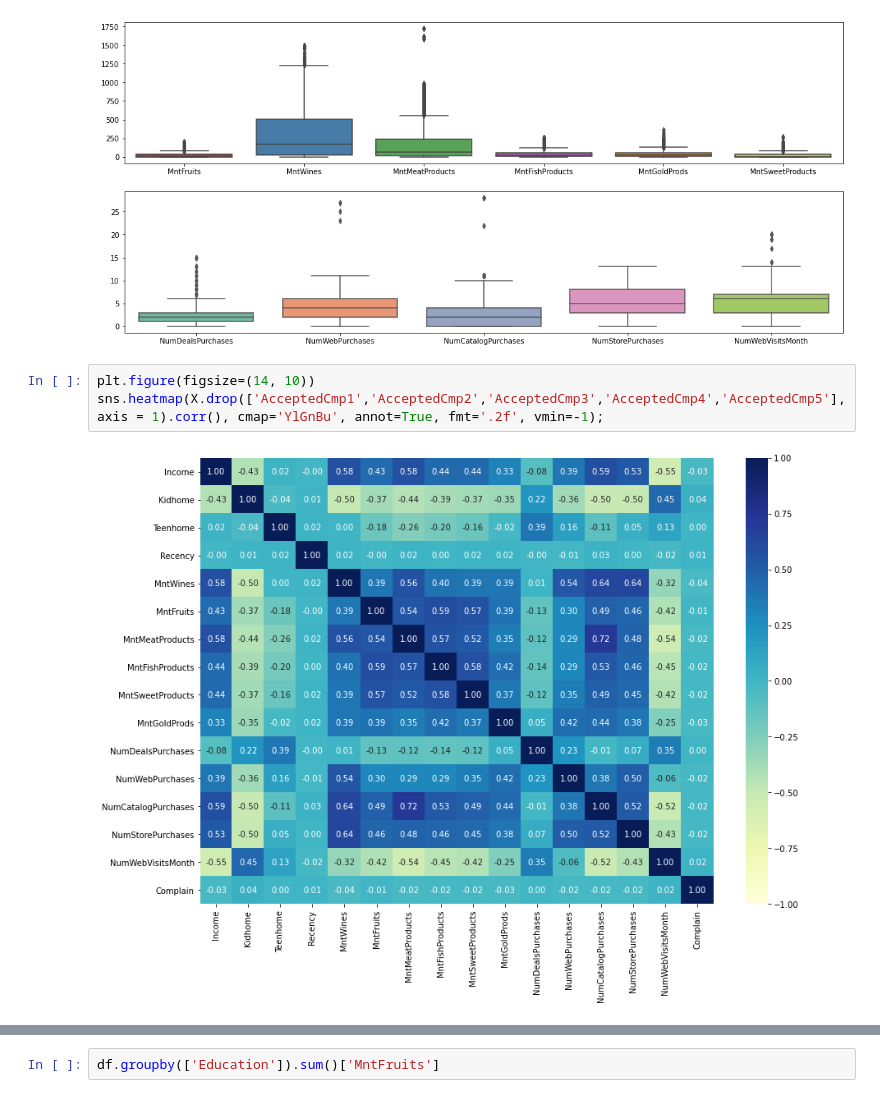
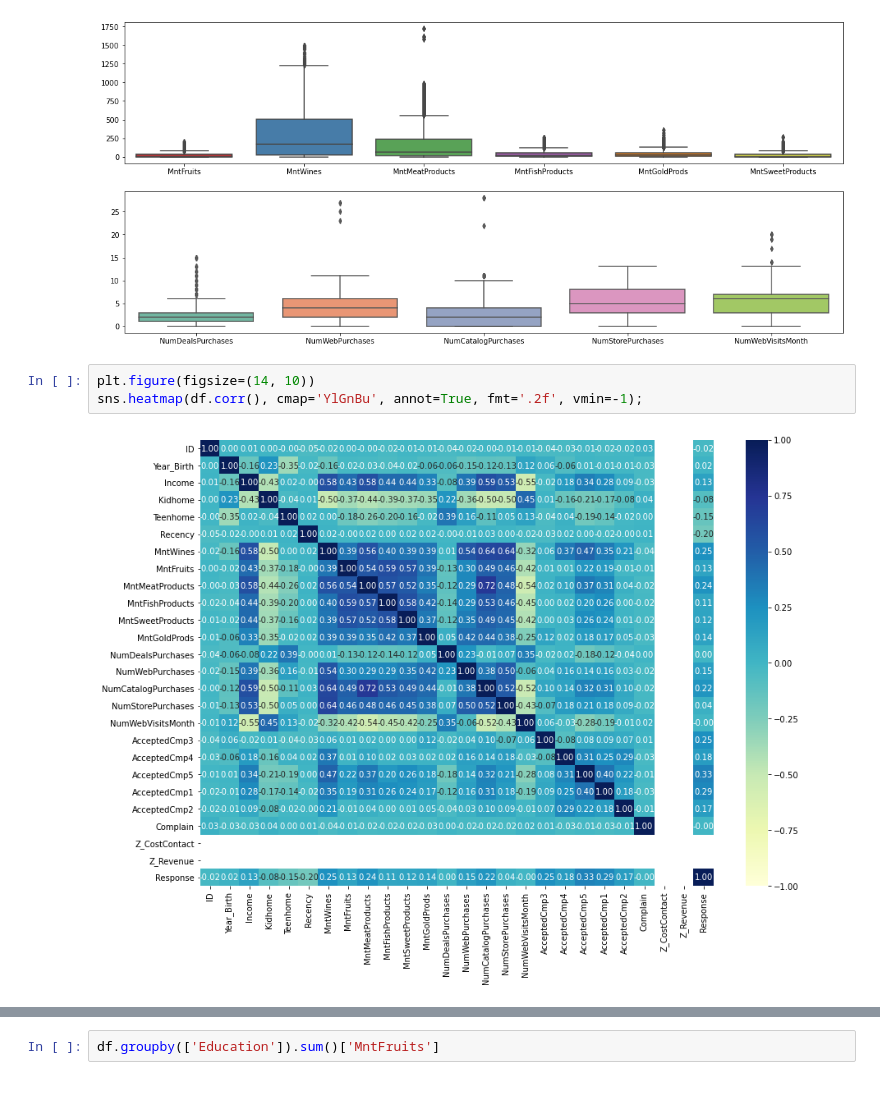
Before and after one commit to thehenke/case-data-modelling, a Jupyter notebook: data_wrangling.ipynb, the cells around one changed output, grey strips where cells are left out. Drawn from its saved outputs; the diff is of its cells as text.

```diff
--- a/data_wrangling.ipynb
+++ b/data_wrangling.ipynb
@@ -50,9 +28,9 @@ ax2 = sns.boxplot(data=X[NUM_COLUMNS], palette="Set2",ax=axes[1])
 [figure]
 # %%
 plt.figure(figsize=(14, 10))
-sns.heatmap(X.drop(['AcceptedCmp1','AcceptedCmp2','AcceptedCmp3','AcceptedCmp4','AcceptedCmp5'], axis = 1).corr(), cmap='YlGnBu', annot=True, fmt='.2f', vmin=-1);
+sns.heatmap(df.corr(), cmap='YlGnBu', annot=True, fmt='.2f', vmin=-1);
 # %% [output]
-[figure, old version]
+[figure, new version]
 # %%
 fig, axes = plt.subplots(3, 2, figsize=(22, 12))
 ax1 = axes[0, 0].bar(df[MNT_COLUMNS].columns, df[MNT_COLUMNS].sum())
```
Also changed, not shown: parts of 21 cells of this notebook.
